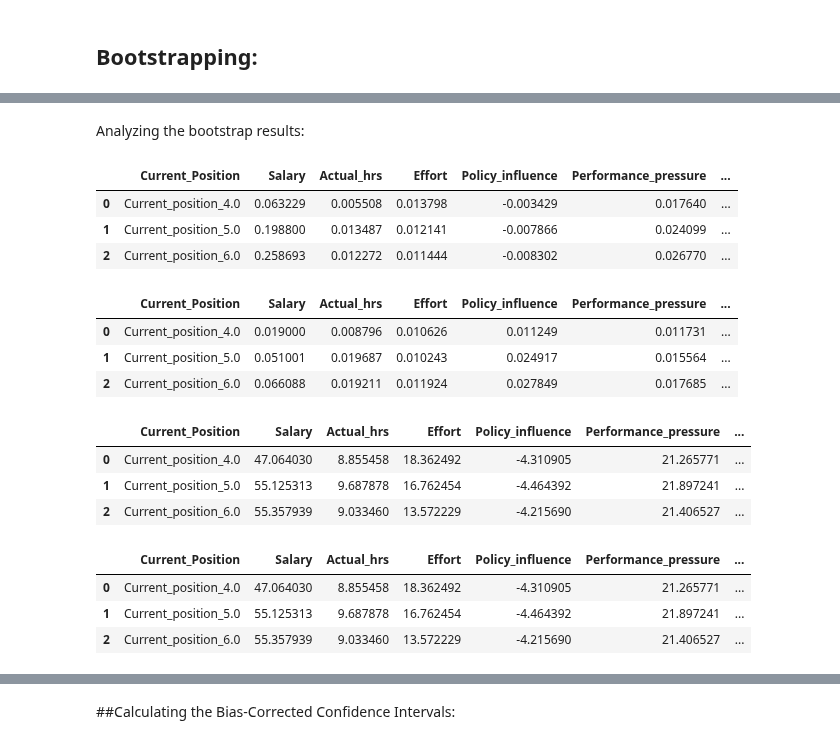
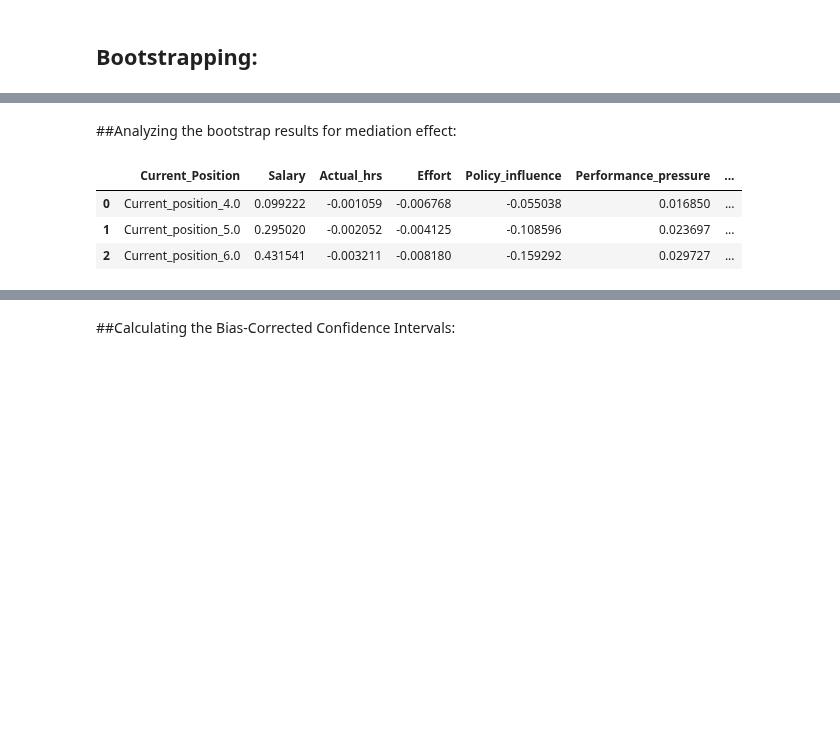
Before and after one commit to AndreiAf02/Job-Satisfaction, a Jupyter notebook: Job_Satisfaction_CZ_Seniority.ipynb, the cells around one changed output, grey strips where cells are left out. Drawn from its saved outputs; the diff is of its cells as text; code cells hidden in the pictures; blank space fills up the shorter version.

```diff
--- a/Job_Satisfaction_CZ_Seniority.ipynb
+++ b/Job_Satisfaction_CZ_Seniority.ipynb
@@ -1694,68 +1632,37 @@ mediation_path_values_no_mod
 # %% [markdown]
-Analyzing the bootstrap results:
+##Analyzing the bootstrap results for mediation effect:
 # %%
 mean_results = pd.DataFrame(columns = ['Current_Position']+Working_condition_cols+['Job_satisfaction'])
-stdev_results = pd.DataFrame(columns = ['Current_Position']+Working_condition_cols+['Job_satisfaction'])
-## Calculating the number of standard deviations of the mean to determine significance:
-nr_sd_results = pd.DataFrame(columns = ['Current_Position']+Working_condition_cols+['Job_satisfaction'])
-## Performing one-sample t-test analysis to identify path significance:
-t_stat_results = pd.DataFrame(columns = ['Current_Position']+Working_condition_cols+['Job_satisfaction'])
-p_value_results = pd.DataFrame(columns = ['Current_Position']+Working_condition_cols+['Job_satisfaction'])
+lbound_results = pd.DataFrame(columns = ['Current_Position']+Working_condition_cols+['Job_satisfaction'])
+ubound_results = pd.DataFrame(columns = ['Current_Position']+Working_condition_cols+['Job_satisfaction'])
+pbci_results = pd.DataFrame(columns = ['Current_Position']+Working_condition_cols+['Job_satisfaction'])
 
 for curr_pos in Current_position_dummy_cols:
-  data = bootstrap_path_values[bootstrap_path_values['Current_position'].isin([curr_pos])].reset_index(drop=True)
+  data = mediation_path_values[mediation_path_values['Current_position'].isin([curr_pos])].reset_index(drop=True)
   mean_vals = [curr_pos]
-  stdev_vals = [curr_pos]
-  nr_sd_vals = [curr_pos]
-  t_stat_vals = [curr_pos]
-  p_vals = [curr_pos]
+  lbound_vals = [curr_pos]
+  ubound_vals = [curr_pos]
+  pbci_vals = [curr_pos]
+
   for col in data[Working_condition_cols+['Job_satisfaction']]:
     mean_vals.append(data[col].mean())
-    stdev_vals.append(data[col].std())
+    ## Calculating the lower and upper bounds of the Percentile Bootstrap Confidence Interval (PBCI):
+    lbound = np.percentile(data[col], 2.5)
+    ubound = np.percentile(data[col], 97.5)
+    lbound_vals.append(lbound)
+    ubound_vals.append(ubound)
+    pbci_vals.append('['+str(round(lbound,4))+', '+str(round(ubound,4))+']')
 
-    ## Calculating the number of standard deviations for mean significance estimation (abs value > 2 is statistically significant):
-    mean_estimate_stdev = np.sqrt(data[col].var()/len(data))
-    nr_of_sd = data[col].mean()/mean_estimate_stdev
-    nr_sd_vals.append(nr_of_sd)
-
-    ## Conducting the one-sample t-test for path significance:
-    t_statistic, p_value = stats.ttest_1samp(data[col], popmean=0)
-    t_stat_vals.append(t_statistic)
-    p_vals.append(p_value)
+  mean_results.loc[len(mean_results)] = mean_vals
+  lbound_results.loc[len(lbound_results)] = lbound_vals
+  ubound_results.loc[len(ubound_results)] = ubound_vals
+  pbci_results.loc[len(pbci_results)] = pbci_vals
 
 
 
-  mean_results.loc[len(mean_results)] = mean_vals
-  stdev_results.loc[len(stdev_results)] = stdev_vals
-  nr_sd_results.loc[len(nr_sd_results)] = nr_sd_vals
-  t_stat_results.loc[len(t_stat_results)] = t_stat_vals
-  p_value_results.loc[len(p_value_results)] = p_vals
-
-
 mean_results
 # %% [output]
 |  | Current_Position | Salary | Actual_hrs | Effort | Policy_influence | Performance_pressure | ... |
-| 0 | Current_position_4.0 | 0.063229 | 0.005508 | 0.013798 | -0.003429 | 0.017640 | ... |
-| 1 | Current_position_5.0 | 0.198800 | 0.013487 | 0.012141 | -0.007866 | 0.024099 | ... |
-| 2 | Current_position_6.0 | 0.258693 | 0.012272 | 0.011444 | -0.008302 | 0.026770 | ... |
+| 0 | Current_position_4.0 | 0.099222 | -0.001059 | -0.006768 | -0.055038 | 0.016850 | ... |
+| 1 | Current_position_5.0 | 0.295020 | -0.002052 | -0.004125 | -0.108596 | 0.023697 | ... |
+| 2 | Current_position_6.0 | 0.431541 | -0.003211 | -0.008180 | -0.159292 | 0.029727 | ... |
-# %%
-stdev_results
-# %% [output]
-|  | Current_Position | Salary | Actual_hrs | Effort | Policy_influence | Performance_pressure | ... |
-| 0 | Current_position_4.0 | 0.019000 | 0.008796 | 0.010626 | 0.011249 | 0.011731 | ... |
-| 1 | Current_position_5.0 | 0.051001 | 0.019687 | 0.010243 | 0.024917 | 0.015564 | ... |
-| 2 | Current_position_6.0 | 0.066088 | 0.019211 | 0.011924 | 0.027849 | 0.017685 | ... |
-# %%
-nr_sd_results
-# %% [output]
-|  | Current_Position | Salary | Actual_hrs | Effort | Policy_influence | Performance_pressure | ... |
-| 0 | Current_position_4.0 | 47.064030 | 8.855458 | 18.362492 | -4.310905 | 21.265771 | ... |
-| 1 | Current_position_5.0 | 55.125313 | 9.687878 | 16.762454 | -4.464392 | 21.897241 | ... |
-| 2 | Current_position_6.0 | 55.357939 | 9.033460 | 13.572229 | -4.215690 | 21.406527 | ... |
-# %%
-t_stat_results
-# %% [output]
-|  | Current_Position | Salary | Actual_hrs | Effort | Policy_influence | Performance_pressure | ... |
-| 0 | Current_position_4.0 | 47.064030 | 8.855458 | 18.362492 | -4.310905 | 21.265771 | ... |
-| 1 | Current_position_5.0 | 55.125313 | 9.687878 | 16.762454 | -4.464392 | 21.897241 | ... |
-| 2 | Current_position_6.0 | 55.357939 | 9.033460 | 13.572229 | -4.215690 | 21.406527 | ... |
```
Also changed, not shown: parts of 21 cells of this notebook.
